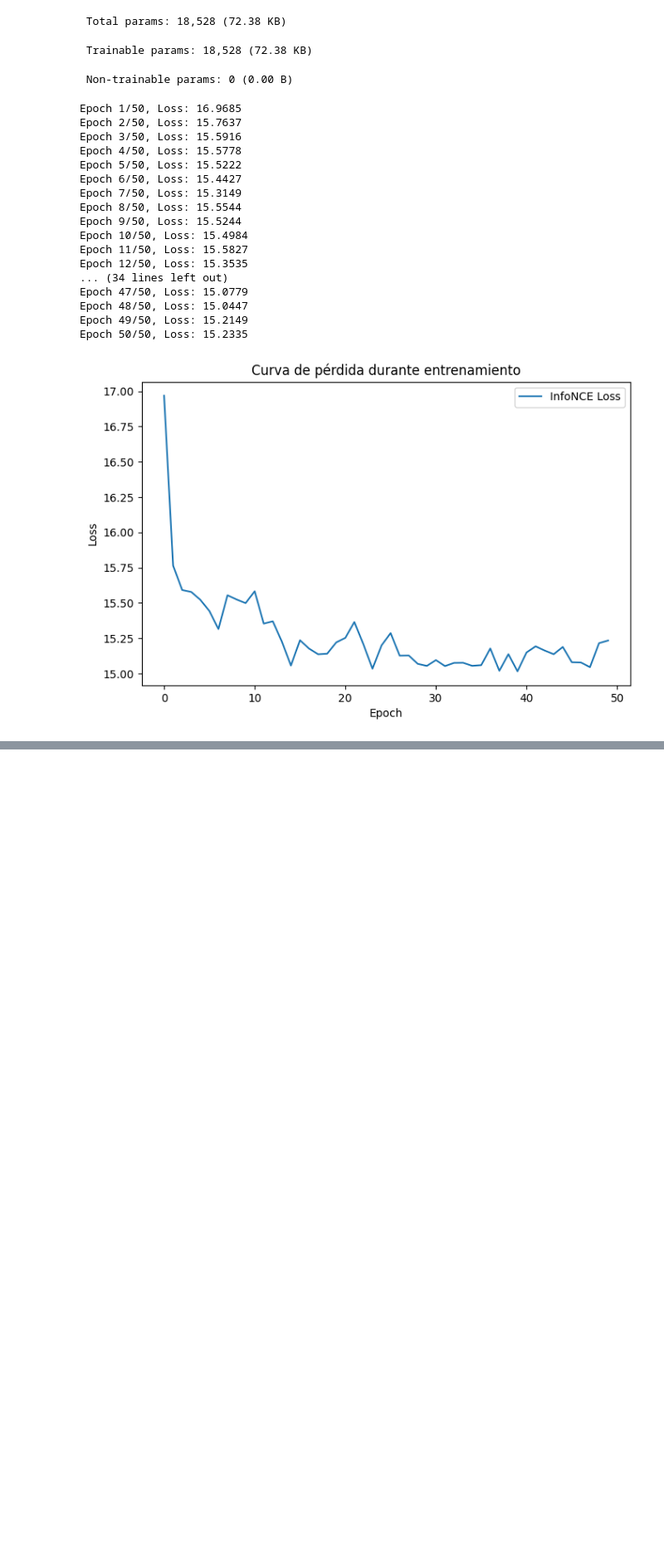
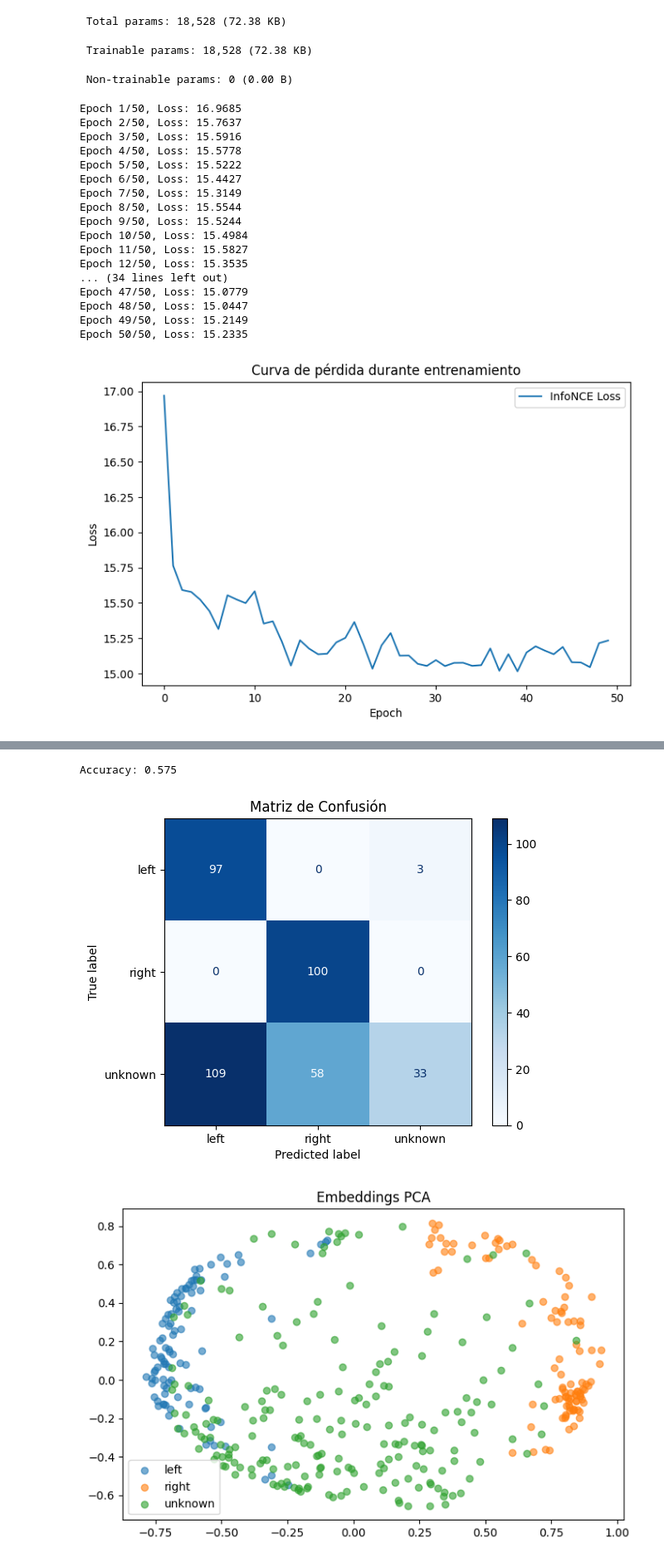
Before and after one commit to LuisGrigore/GestureDetector, a Jupyter notebook: Untitled.ipynb, the cells around one changed output, grey strips where cells are left out. Shown at 83% size. Drawn from its saved outputs; the diff is of its cells as text; code cells hidden in the pictures; blank space fills up the shorter version.

```diff
--- a/Untitled.ipynb
+++ b/Untitled.ipynb
@@ -1101,9 +1123,10 @@ Epoch 50/50, Loss: 10.2759
 from sklearn.decomposition import PCA
 from sklearn.manifold import TSNE
 from sklearn.metrics import confusion_matrix, ConfusionMatrixDisplay
+import tensorflow as tf
 
 embedding_model = tf.keras.models.load_model(
-    "hand_gesture_embedding_model_with_unknowns_bad.keras")
+    "hand_gesture_embedding_model_with_unknowns_good.keras")
 
 # Centroides de gestos conocidos
 emb_train = embedding_model.predict(X_train_known, verbose=0)
@@ -1150,30 +1173,34 @@ for label, color in zip(['left','right','unknown'], ['r','b','g']):
     plt.scatter(emb_pca[mask,0], emb_pca[mask,1], label=label, alpha=0.6)
 plt.title("Embeddings PCA")
 plt.legend()
 plt.show()
 
 # t-SNE
 tsne = TSNE(n_components=2, perplexity=30, learning_rate=200, init='pca', random_state=42)
 emb_tsne = tsne.fit_transform(emb_test)
 plt.figure(figsize=(8,5))
 for label, color in zip(['left','right','unknown'], ['r','b','g']):
     mask = np.array(y_test_labels) == label
     plt.scatter(emb_tsne[mask,0], emb_tsne[mask,1], label=label, alpha=0.6)
 plt.title("Embeddings t-SNE")
 plt.legend()
 plt.show()
 
 # -----------------------------
 # Histograma de similitudes coseno frente a centroides
 # -----------------------------
 sim_left = emb_test @ centroid_left
 sim_right = emb_test @ centroid_right
 
 plt.figure(figsize=(8,5))
 plt.hist(sim_left, bins=30, alpha=0.5, label='sim vs left')
 plt.hist(sim_right, bins=30, alpha=0.5, label='sim vs right')
 plt.xlabel("Similitud coseno")
 plt.ylabel("Cantidad de muestras")
 plt.title("Distribución de similitudes frente a centroides")
 plt.legend()
 plt.show()
+# %% [output]
+Accuracy: 0.575
+[figure, added]
+[figure, added]
```
Also changed, not shown: parts of 8 cells of this notebook, 1 other file.
